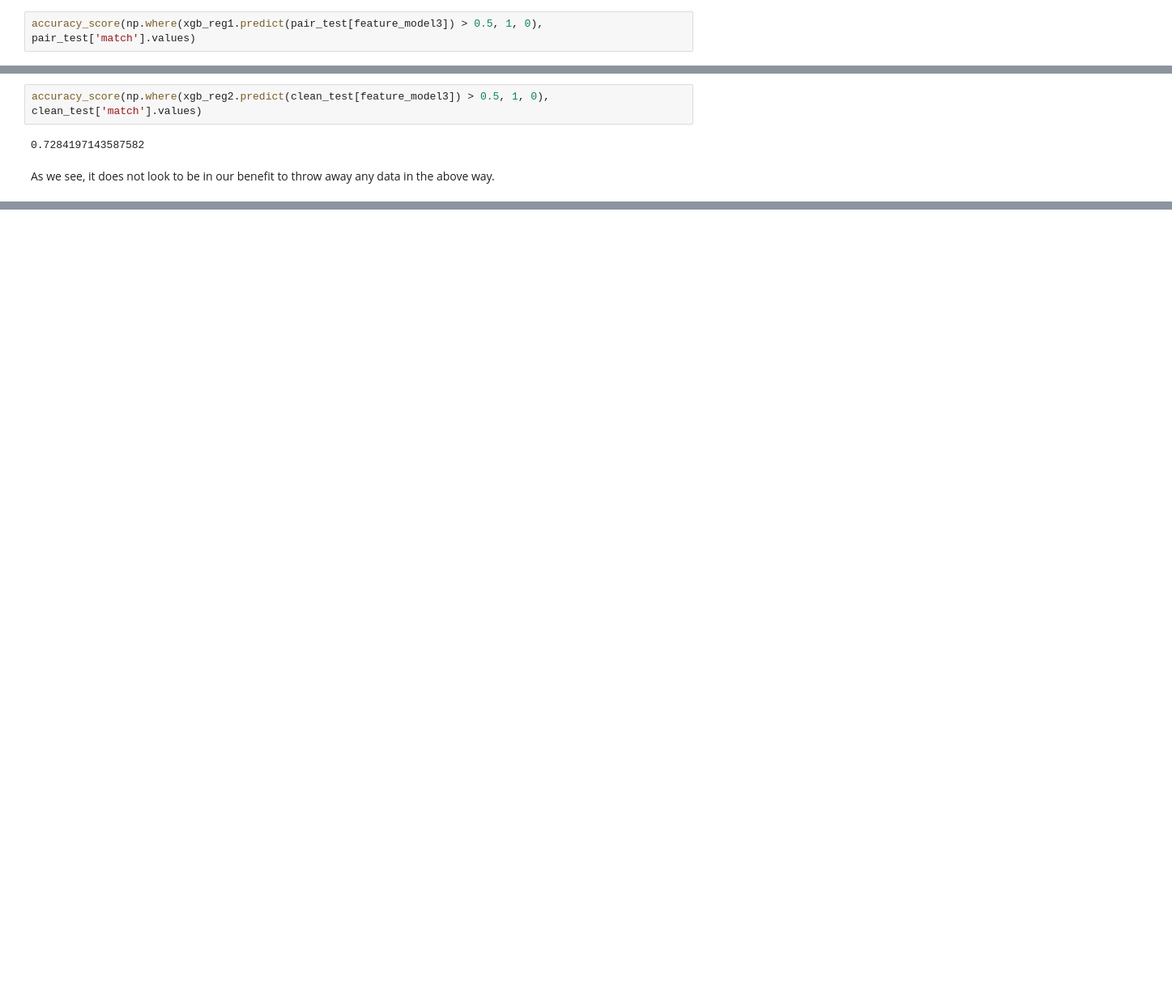
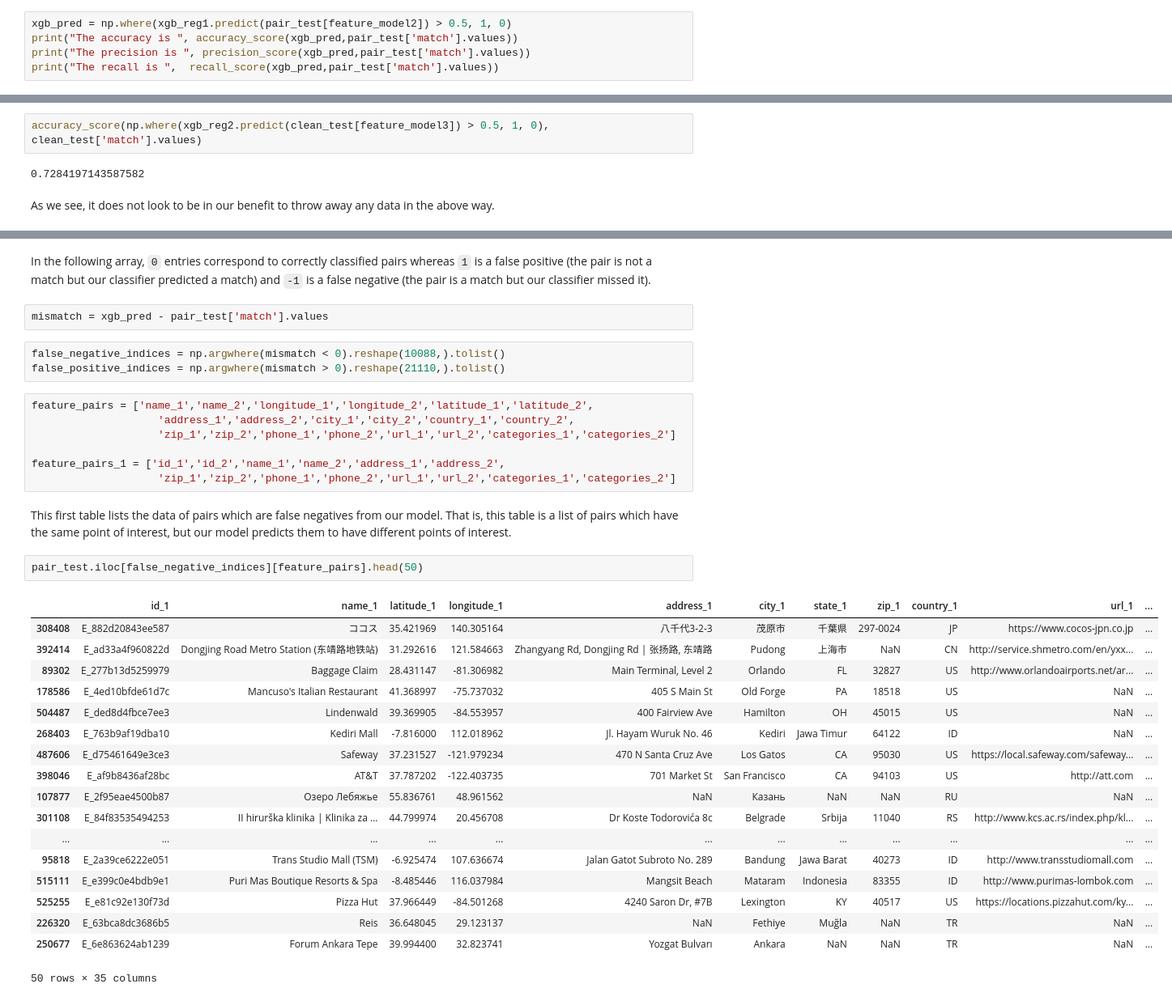
Before and after one commit to hfr1tz3/hopf_bundle, a Jupyter notebook: MoreFeatures.ipynb, the cells around one changed output, grey strips where cells are left out. Shown: that part at 81% size. Drawn from its saved outputs; the diff is of its cells as text; blank space fills up the shorter version.

Commit message:
Added some exploration of false negatives/false positives

```diff
--- a/MoreFeatures.ipynb
+++ b/MoreFeatures.ipynb
@@ -398,5 +439,8 @@ XGBRegressor(base_score=0.5, booster='gbtree', callbacks=None,
              num_parallel_tree=1, predictor='auto', random_state=0, reg_alpha=0,
              reg_lambda=1, ...)
 # %%
-accuracy_score(np.where(xgb_reg1.predict(pair_test[feature_model3]) > 0.5, 1, 0), pair_test['match'].values)
+xgb_pred = np.where(xgb_reg1.predict(pair_test[feature_model2]) > 0.5, 1, 0)
+print("The accuracy is ", accuracy_score(xgb_pred,pair_test['match'].values))
+print("The precision is ", precision_score(xgb_pred,pair_test['match'].values))
+print("The recall is ",  recall_score(xgb_pred,pair_test['match'].values))
 # %% [output]
@@ -497,0 +558,37 @@ As we see, it does not look to be in our benefit to throw away any data in the a
+# %% [markdown]
+In the following array, `0` entries correspond to correctly classified pairs whereas `1` is a false positive (the pair is not a match but our classifier predicted a match) and `-1` is a false negative (the pair is a match but our classifier missed it).
+# %%
+mismatch = xgb_pred - pair_test['match'].values
+# %%
+false_negative_indices = np.argwhere(mismatch < 0).reshape(10088,).tolist()
+false_positive_indices = np.argwhere(mismatch > 0).reshape(21110,).tolist()
+# %%
+feature_pairs = ['name_1','name_2','longitude_1','longitude_2','latitude_1','latitude_2',
+                    'address_1','address_2','city_1','city_2','country_1','country_2',
+                    'zip_1','zip_2','phone_1','phone_2','url_1','url_2','categories_1','categories_2']
+
+feature_pairs_1 = ['id_1','id_2','name_1','name_2','address_1','address_2',
+                    'zip_1','zip_2','phone_1','phone_2','url_1','url_2','categories_1','categories_2']
+# %% [markdown]
+This first table lists the data of pairs which are false negatives from our model. That is, this table is a list of pairs which have the same point of interest, but our model predicts them to have different points of interest.
+# %%
+pair_test.iloc[false_negative_indices][feature_pairs].head(50)
+# %% [output]
+|  | id_1 | name_1 | latitude_1 | longitude_1 | address_1 | city_1 | state_1 | zip_1 | country_1 | url_1 | ... |
+| 308408 | E_882d20843ee587 | ココス | 35.421969 | 140.305164 | 八千代3-2-3 | 茂原市 | 千葉県 | 297-0024 | JP | https://www.cocos-jpn.co.jp | ... |
+| 392414 | E_ad33a4f960822d | Dongjing Road Metro Station (东靖路地铁站) | 31.292616 | 121.584663 | Zhangyang Rd, Dongjing Rd | 张扬路, 东靖路 | Pudong | 上海市 | NaN | CN | http://service.shmetro.com/en/yxx... | ... |
+| 89302 | E_277b13d5259979 | Baggage Claim | 28.431147 | -81.306982 | Main Terminal, Level 2 | Orlando | FL | 32827 | US | http://www.orlandoairports.net/ar... | ... |
+| 178586 | E_4ed10bfde61d7c | Mancuso's Italian Restaurant | 41.368997 | -75.737032 | 405 S Main St | Old Forge | PA | 18518 | US | NaN | ... |
+| 504487 | E_ded8d4fbce7ee3 | Lindenwald | 39.369905 | -84.553957 | 400 Fairview Ave | Hamilton | OH | 45015 | US | NaN | ... |
+| 268403 | E_763b9af19dba10 | Kediri Mall | -7.816000 | 112.018962 | Jl. Hayam Wuruk No. 46 | Kediri | Jawa Timur | 64122 | ID | NaN | ... |
+| 487606 | E_d75461649e3ce3 | Safeway | 37.231527 | -121.979234 | 470 N Santa Cruz Ave | Los Gatos | CA | 95030 | US | https://local.safeway.com/safeway... | ... |
+| 398046 | E_af9b8436af28bc | AT&T | 37.787202 | -122.403735 | 701 Market St | San Francisco | CA | 94103 | US | http://att.com | ... |
+| 107877 | E_2f95eae4500b87 | Озеро Лебяжье | 55.836761 | 48.961562 | NaN | Казань | NaN | NaN | RU | NaN | ... |
+| 301108 | E_84f83535494253 | II hirurška klinika | Klinika za ... | 44.799974 | 20.456708 | Dr Koste Todorovića 8c | Belgrade | Srbija | 11040 | RS | http://www.kcs.ac.rs/index.php/kl... | ... |
+| ... | ... | ... | ... | ... | ... | ... | ... | ... | ... | ... | ... |
+| 95818 | E_2a39ce6222e051 | Trans Studio Mall (TSM) | -6.925474 | 107.636674 | Jalan Gatot Subroto No. 289 | Bandung | Jawa Barat | 40273 | ID | http://www.transstudiomall.com | ... |
+| 515111 | E_e399c0e4bdb9e1 | Puri Mas Boutique Resorts & Spa | -8.485446 | 116.037984 | Mangsit Beach | Mataram | Indonesia | 83355 | ID | http://www.purimas-lombok.com | ... |
+| 525255 | E_e81c92e130f73d | Pizza Hut | 37.966449 | -84.501268 | 4240 Saron Dr, #7B | Lexington | KY | 40517 | US | https://locations.pizzahut.com/ky... | ... |
+| 226320 | E_63bca8dc3686b5 | Reis | 36.648045 | 29.123137 | NaN | Fethiye | Muğla | NaN | TR | NaN | ... |
+| 250677 | E_6e863624ab1239 | Forum Ankara Tepe | 39.994400 | 32.823741 | Yozgat Bulvarı | Ankara | NaN | NaN | TR | NaN | ... |
+50 rows × 35 columns
```
Also changed, not shown: parts of 21 cells of this notebook.
